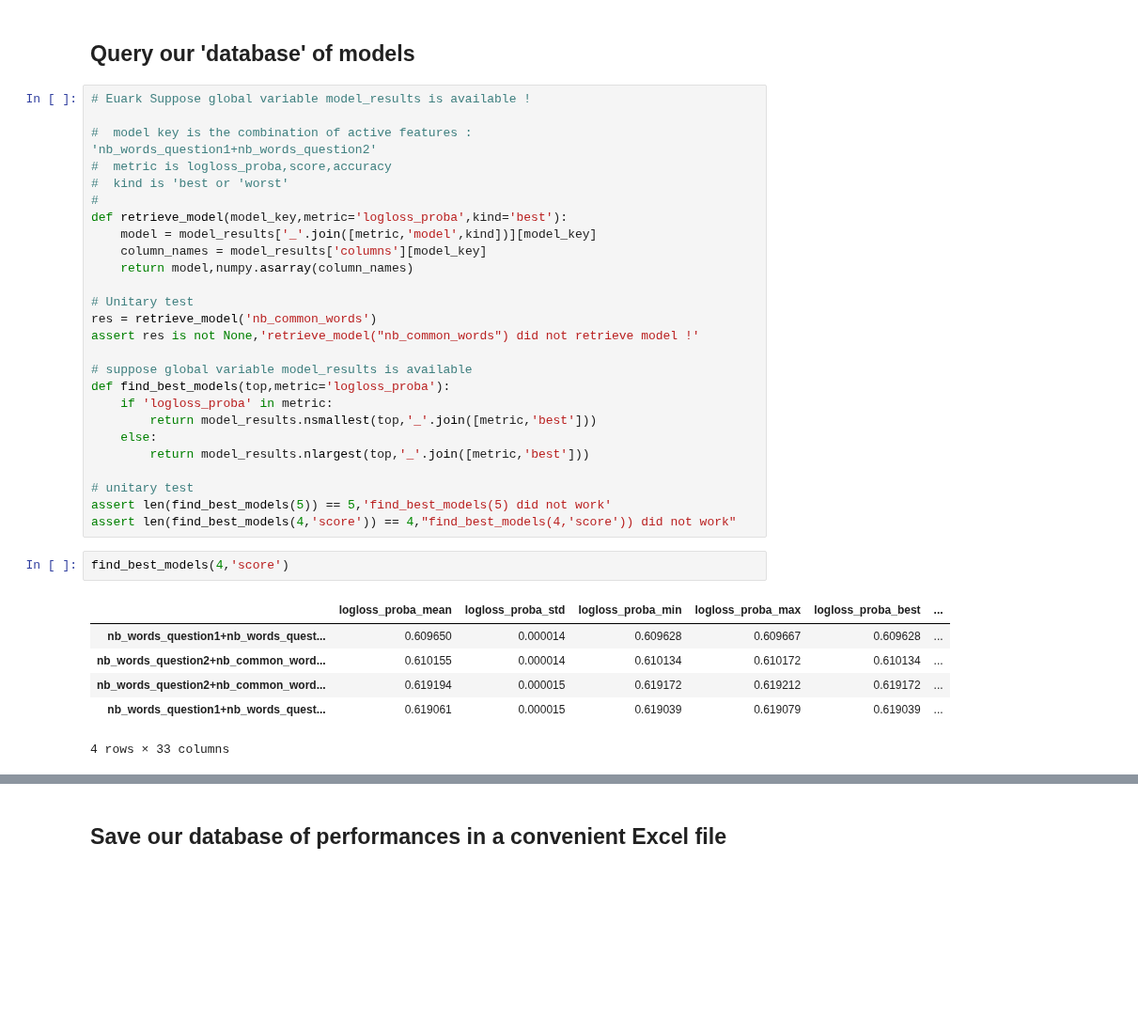
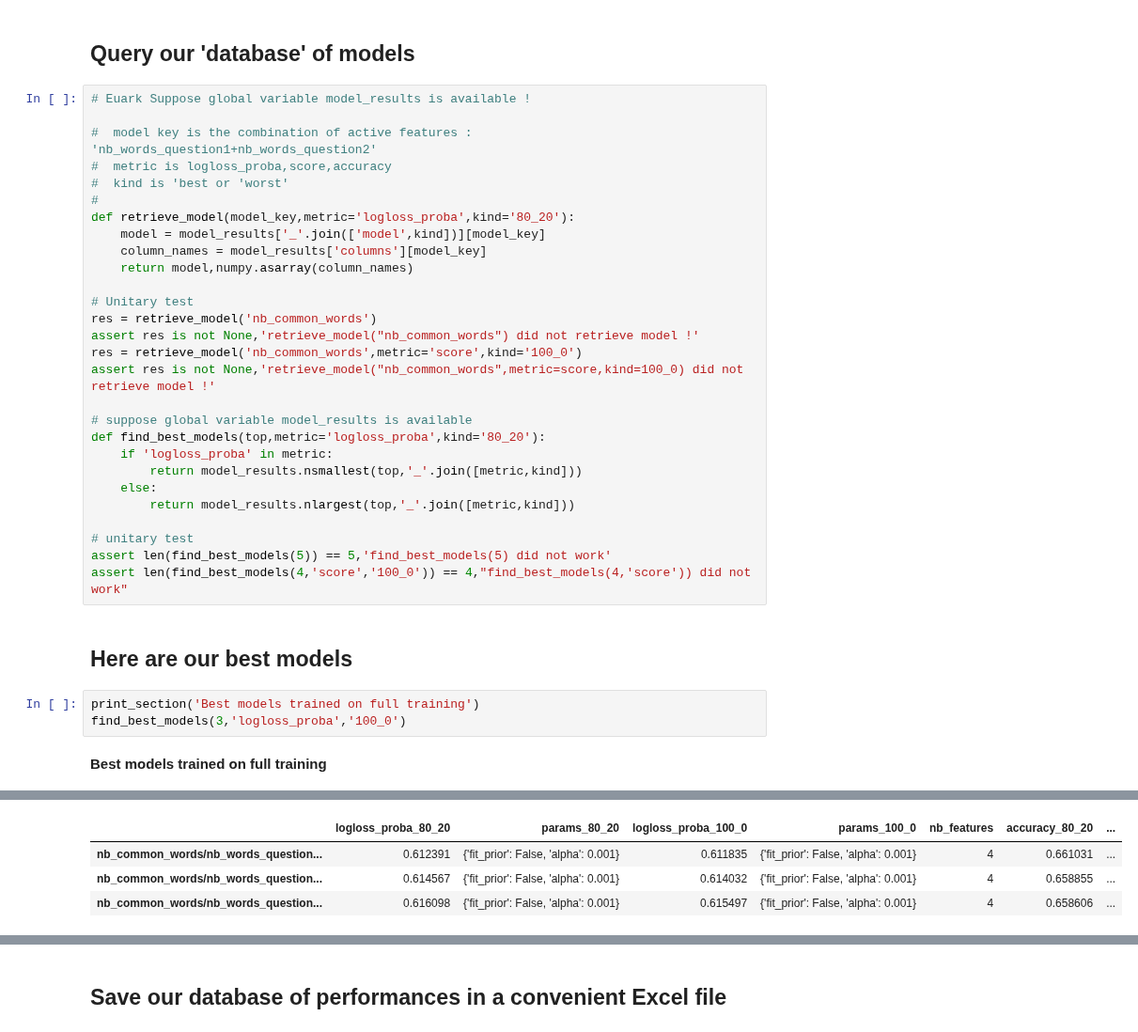
Before and after one commit to acharroux/QuoraPairs, a Jupyter notebook: BruteForce/multinomial_basic_features_balanced_hyper_parameters.ipynb, the cells around one changed output, grey strips where cells are left out. Shown at 94% size. Drawn from its saved outputs; the diff is of its cells as text; blank space fills up the shorter version.

```diff
--- a/BruteForce/multinomial_basic_features_balanced_hyper_parameters.ipynb
+++ b/BruteForce/multinomial_basic_features_balanced_hyper_parameters.ipynb
@@ -780,31 +758,31 @@ scatter_all_metrics_all_models(model_results,'all metrics','logloss_proba_best',
 #  metric is logloss_proba,score,accuracy
 #  kind is 'best or 'worst'
 #
-def retrieve_model(model_key,metric='logloss_proba',kind='best'):
-    model = model_results['_'.join([metric,'model',kind])][model_key]
+def retrieve_model(model_key,metric='logloss_proba',kind='80_20'):
+    model = model_results['_'.join(['model',kind])][model_key]
     column_names = model_results['columns'][model_key]
     return model,numpy.asarray(column_names)
 
 # Unitary test
 res = retrieve_model('nb_common_words')
 assert res is not None,'retrieve_model("nb_common_words") did not retrieve model !'
+res = retrieve_model('nb_common_words',metric='score',kind='100_0')
+assert res is not None,'retrieve_model("nb_common_words",metric=score,kind=100_0) did not retrieve model !'
 
 # suppose global variable model_results is available
-def find_best_models(top,metric='logloss_proba'):
+def find_best_models(top,metric='logloss_proba',kind='80_20'):
     if 'logloss_proba' in metric:
-        return model_results.nsmallest(top,'_'.join([metric,'best']))
+        return model_results.nsmallest(top,'_'.join([metric,kind]))
     else:
-        return model_results.nlargest(top,'_'.join([metric,'best']))
+        return model_results.nlargest(top,'_'.join([metric,kind]))
 
 # unitary test
 assert len(find_best_models(5)) == 5,'find_best_models(5) did not work'
-assert len(find_best_models(4,'score')) == 4,"find_best_models(4,'score')) did not work"
+assert len(find_best_models(4,'score','100_0')) == 4,"find_best_models(4,'score')) did not work"
-# %%
-find_best_models(4,'score')
-# %% [output]
-|  | logloss_proba_mean | logloss_proba_std | logloss_proba_min | logloss_proba_max | logloss_proba_best | ... |
-| nb_words_question1+nb_words_quest... | 0.609650 | 0.000014 | 0.609628 | 0.609667 | 0.609628 | ... |
-| nb_words_question2+nb_common_word... | 0.610155 | 0.000014 | 0.610134 | 0.610172 | 0.610134 | ... |
-| nb_words_question2+nb_common_word... | 0.619194 | 0.000015 | 0.619172 | 0.619212 | 0.619172 | ... |
-| nb_words_question1+nb_words_quest... | 0.619061 | 0.000015 | 0.619039 | 0.619079 | 0.619039 | ... |
-4 rows × 33 columns
+# %% [markdown]
+## Here are our best models
+# %%
+print_section('Best models trained on full training')
+find_best_models(3,'logloss_proba','100_0')
+# %% [output]
+Best models trained on full training
@@ -810,0 +790,4 @@ find_best_models(4,'score')
+|  | logloss_proba_80_20 | params_80_20 | logloss_proba_100_0 | params_100_0 | nb_features | accuracy_80_20 | ... |
+| nb_common_words/nb_words_question... | 0.612391 | {'fit_prior': False, 'alpha': 0.001} | 0.611835 | {'fit_prior': False, 'alpha': 0.001} | 4 | 0.661031 | ... |
+| nb_common_words/nb_words_question... | 0.614567 | {'fit_prior': False, 'alpha': 0.001} | 0.614032 | {'fit_prior': False, 'alpha': 0.001} | 4 | 0.658855 | ... |
+| nb_common_words/nb_words_question... | 0.616098 | {'fit_prior': False, 'alpha': 0.001} | 0.615497 | {'fit_prior': False, 'alpha': 0.001} | 4 | 0.658606 | ... |
```
Also changed, not shown: parts of 27 cells of this notebook, 1 other file.
